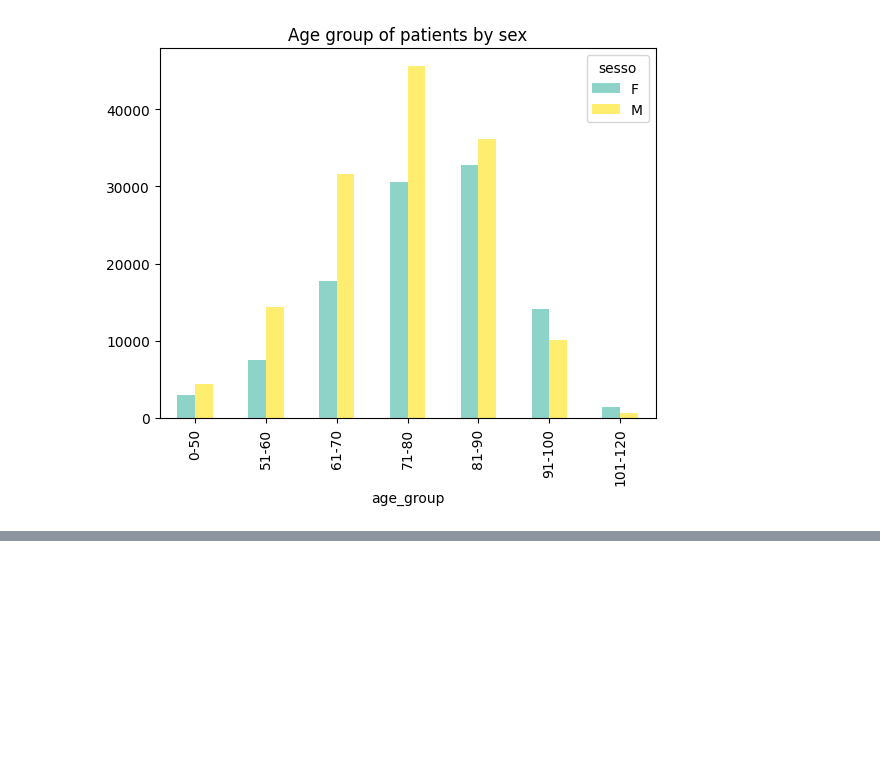
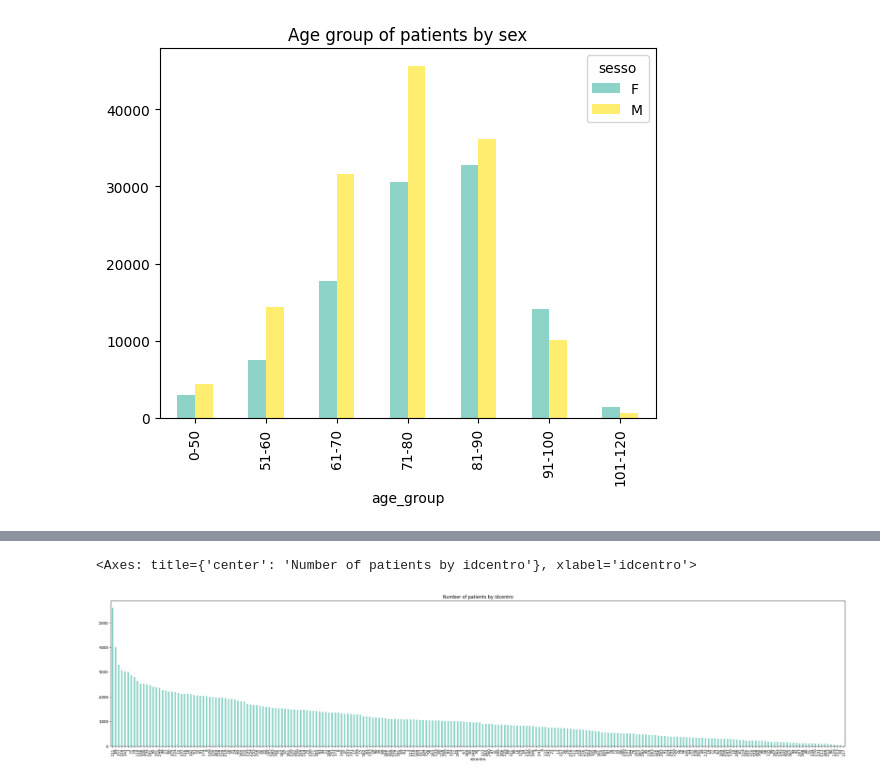
Before and after one commit to AntoAndGar/ML-Health-Event-Prediction, a Jupyter notebook: plot.ipynb, the cells around one changed output, grey strips where cells are left out. Saved outputs shown, nothing was run; the diff lists cells and outputs as text; code cells hidden in the pictures; blank space fills up the shorter version.

```diff
--- a/plot.ipynb
+++ b/plot.ipynb
@@ -52,8 +55,11 @@ df["idcentro"].value_counts().plot(
 # %%
 # plot number of patient by idcentro
 df["idcentro"].value_counts().plot(
     kind="bar",
     title="Number of patients by idcentro",
     colormap="Set3",
-    figsize=(20, 10),
+    figsize=(35, 7),
 )
+# %% [output]
+<Axes: title={'center': 'Number of patients by idcentro'}, xlabel='idcentro'>
+[figure, added]
```
Also changed, not shown: parts of 1 cell of this notebook, 2 other files.
